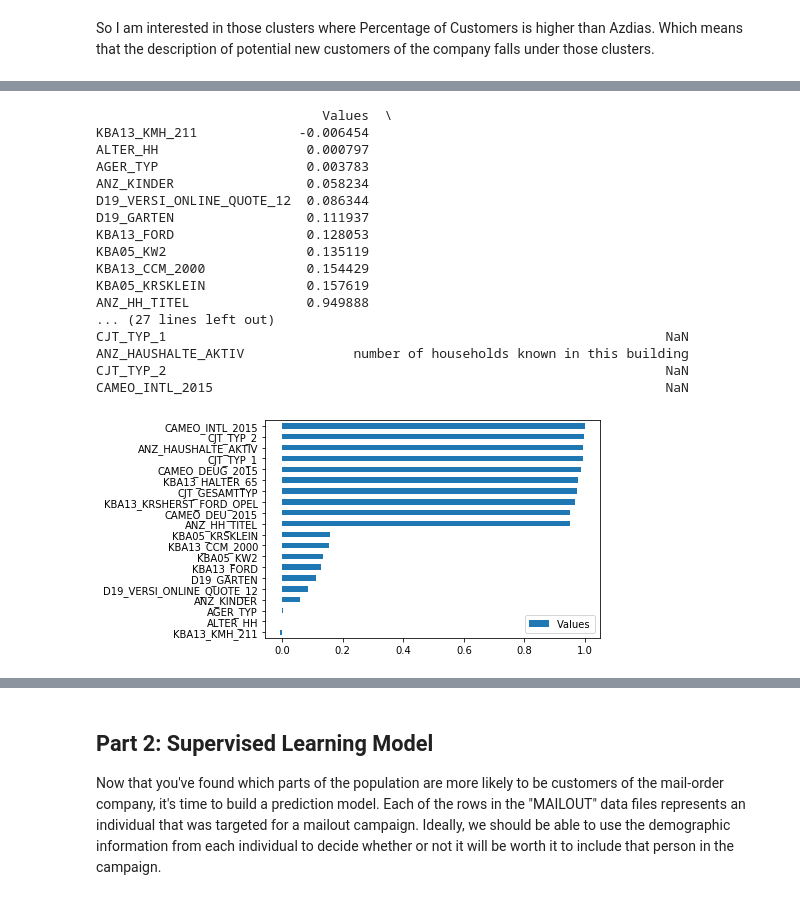
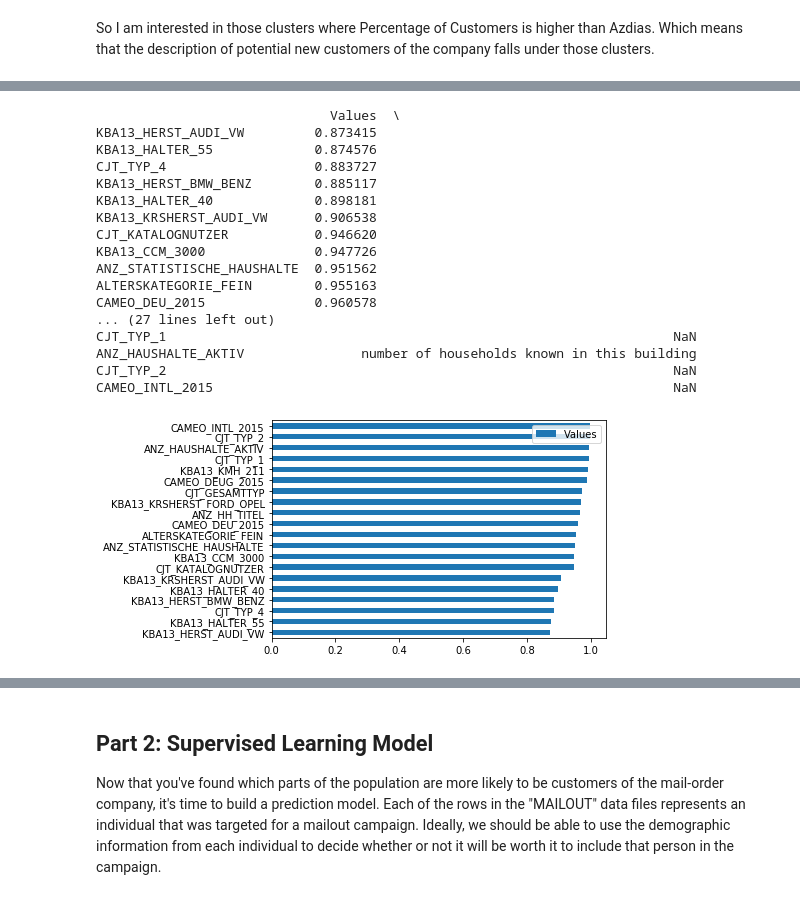
Before and after one commit to yukan97/Bertelsmann-Arvato-Capstone-Project, a Jupyter notebook: Arvato Project Workbook.ipynb, the cells around one changed output, grey strips where cells are left out. Saved outputs shown, nothing was run; the diff lists cells and outputs as text; code cells hidden in the pictures.

```diff
--- a/Arvato Project Workbook.ipynb
+++ b/Arvato Project Workbook.ipynb
@@ -1092,8 +1102,8 @@ customers_log = None
 
 The main bulk of your analysis will come in this part of the project. Here, you should use unsupervised learning techniques to describe the relationship between the demographics of the company's existing customers and the general population of Germany. By the end of this part, you should be able to describe parts of the general population that are more likely to be part of the mail-order company's main customer base, and which parts of the general population are less so.
 # %%
-azdias = pd.read_csv('./data/Udacity_AZDIAS_clean.csv', sep=';')
-customers = pd.read_csv('./data/Udacity_CUSTOMERS_clean.csv', sep=';')
+filtered_azdias = pd.read_csv('./data/Udacity_AZDIAS_clean.csv', sep=';')
+filtered_customers = pd.read_csv('./data/Udacity_CUSTOMERS_clean.csv', sep=';')
 
 azdias_log = pd.read_csv('./data/Udacity_AZDIAS_log_clean.csv', sep=';')
 customers_log = pd.read_csv('./data/Udacity_CUSTOMERS_log_clean.csv', sep=';')
@@ -1301,6 +1296,6 @@ def combine_info(df, pca, kmeans, cluster):
         index_val = row['Attribute']
         cluster_df.loc[cluster_df.index == index_val, "Description"] = row['Description']
 
-    cluster_df = pd.concat((cluster_df[:10], cluster_df[-10:]), axis=0)
-    print(cluster_df)
-    cluster_df.plot(kind='barh')
+    #cluster_df = pd.concat((cluster_df[:10], cluster_df[-10:]), axis=0)
+    print(cluster_df[-20:])
+    cluster_df[-20:].plot(kind='barh')
@@ -1307,21 +1344,21 @@ def combine_info(df, pca, kmeans, cluster):
 # %%
-combine_info(azdias, azdias_pca_model, azdias_km_model, 0)
+combine_info(azdias, azdias_pca_model, azdias_km_model, 4)
 # %% [output]
-                             Values  \
-KBA13_KMH_211             -0.006454
-ALTER_HH                   0.000797
-AGER_TYP                   0.003783
-ANZ_KINDER                 0.058234
-D19_VERSI_ONLINE_QUOTE_12  0.086344
-D19_GARTEN                 0.111937
-KBA13_FORD                 0.128053
-KBA05_KW2                  0.135119
-KBA13_CCM_2000             0.154429
-KBA05_KRSKLEIN             0.157619
-ANZ_HH_TITEL               0.949888
+                              Values  \
+KBA13_HERST_AUDI_VW         0.873415
+KBA13_HALTER_55             0.874576
+CJT_TYP_4                   0.883727
+KBA13_HERST_BMW_BENZ        0.885117
+KBA13_HALTER_40             0.898181
+KBA13_KRSHERST_AUDI_VW      0.906538
+CJT_KATALOGNUTZER           0.946620
+KBA13_CCM_3000              0.947726
+ANZ_STATISTISCHE_HAUSHALTE  0.951562
+ALTERSKATEGORIE_FEIN        0.955163
+CAMEO_DEU_2015              0.960578
 ... (27 lines left out)
-CJT_TYP_1                                                                NaN
-ANZ_HAUSHALTE_AKTIV              number of households known in this building
-CJT_TYP_2                                                                NaN
-CAMEO_INTL_2015                                                          NaN
+CJT_TYP_1                                                                 NaN
+ANZ_HAUSHALTE_AKTIV               number of households known in this building
+CJT_TYP_2                                                                 NaN
+CAMEO_INTL_2015                                                           NaN
-[figure, old version]
+[figure, new version]
```
Also changed, not shown: parts of 31 cells of this notebook.
